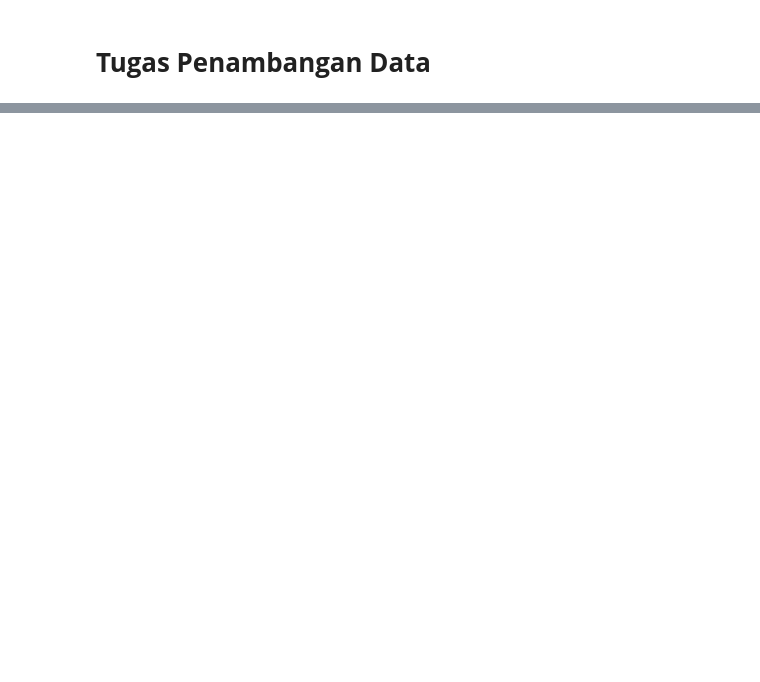
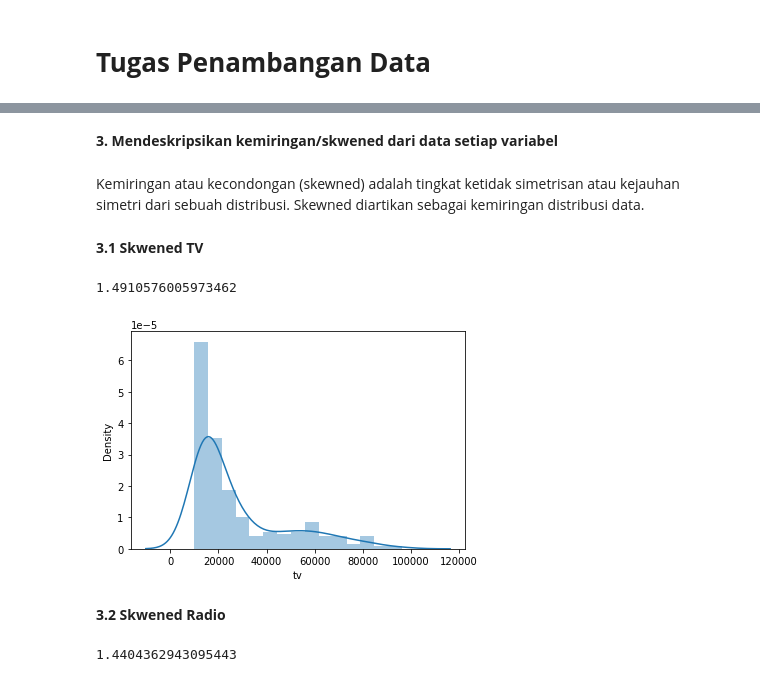
Before and after one commit to alvina-maharani/datamining, a Jupyter notebook: _sources/notebook.ipynb, the cells around one changed output, grey strips where cells are left out. Cells and saved outputs as stored; diff of their text form; code cells hidden in the pictures; blank space fills up the shorter version.

```diff
--- a/_sources/notebook.ipynb
+++ b/_sources/notebook.ipynb
@@ -22,3 +26,3 @@ untuk membaca dataset kita bisa mengunduh dataset dari internet kemudian mengupl
 # %%
-url = "https://raw.githubusercontent.com/KharismaIntanSafitri/datamining/main/IRIS.csv"
+url = "https://vincentarelbundock.github.io/Rdatasets/csv/AER/DutchAdvert.csv"
 dataset = pd.read_csv(url)
@@ -123,0 +48,3 @@ plt.show()
+# %%
+data_tv = dataset['tv']
+data_tv
@@ -123,0 +161,22 @@ plt.show()
+# %% [markdown]
+**3. Mendeskripsikan kemiringan/skwened dari data setiap variabel**
+# %% [markdown]
+Kemiringan atau kecondongan (skewned) adalah tingkat ketidak simetrisan atau kejauhan simetri dari sebuah distribusi. Skewned diartikan sebagai kemiringan distribusi data.
+# %% [markdown]
+**3.1 Skwened TV**
+# %%
+data_tv.skew()
+# %% [output]
+1.4910576005973462
+# %%
+plt.figure()
+sns.distplot(data_tv)
+plt.show()
+# %% [output]
+[figure, added]
+# %% [markdown]
+**3.2 Skwened Radio**
+# %%
+data_radio.skew()
+# %% [output]
+1.4404362943095443
```
Also changed, not shown: parts of 55 cells of this notebook, 6 other files.
